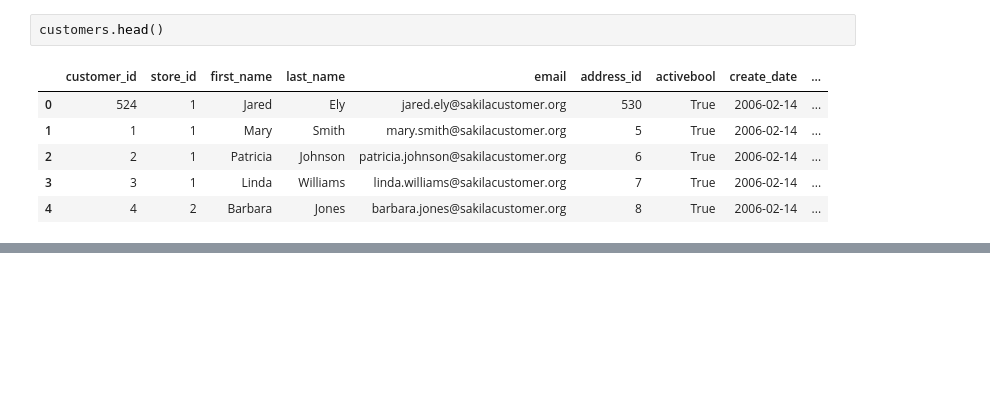
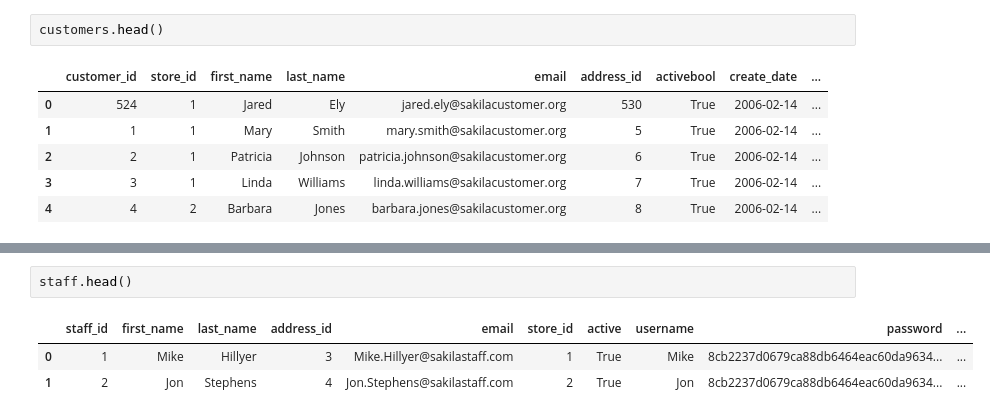
Before and after one commit to Gengatharan1/ds_dvd_rental_analysis, a Jupyter notebook: backup/test.ipynb, the cells around one changed output, grey strips where cells are left out. Cells and saved outputs as stored; diff of their text form; blank space fills up the shorter version.

```diff
--- a/backup/test.ipynb
+++ b/backup/test.ipynb
@@ -77,0 +251,6 @@ customers.head()
+# %%
+staff.head()
+# %% [output]
+|  | staff_id | first_name | last_name | address_id | email | store_id | active | username | password | ... |
+| 0 | 1 | Mike | Hillyer | 3 | Mike.Hillyer@sakilastaff.com | 1 | True | Mike | 8cb2237d0679ca88db6464eac60da9634... | ... |
+| 1 | 2 | Jon | Stephens | 4 | Jon.Stephens@sakilastaff.com | 2 | True | Jon | 8cb2237d0679ca88db6464eac60da9634... | ... |
```
Also changed, not shown: parts of 15 cells of this notebook.
